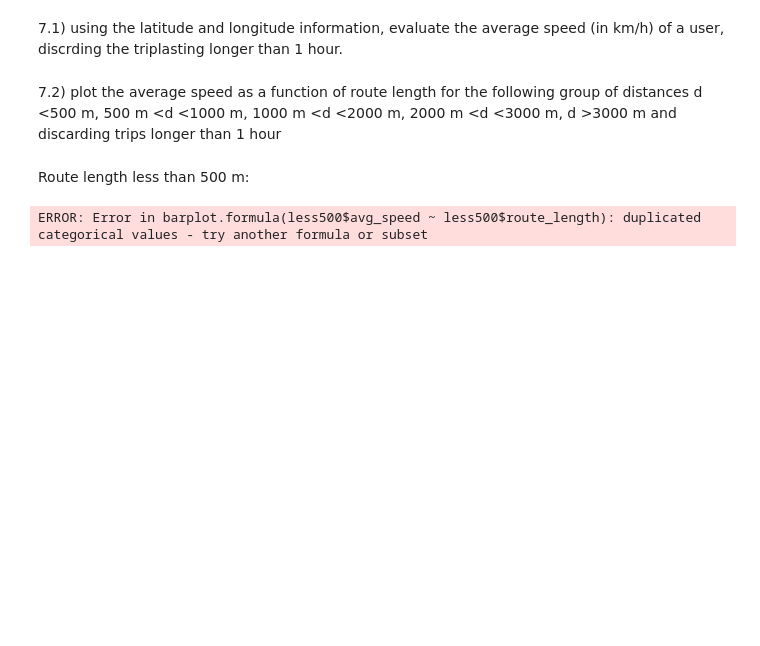
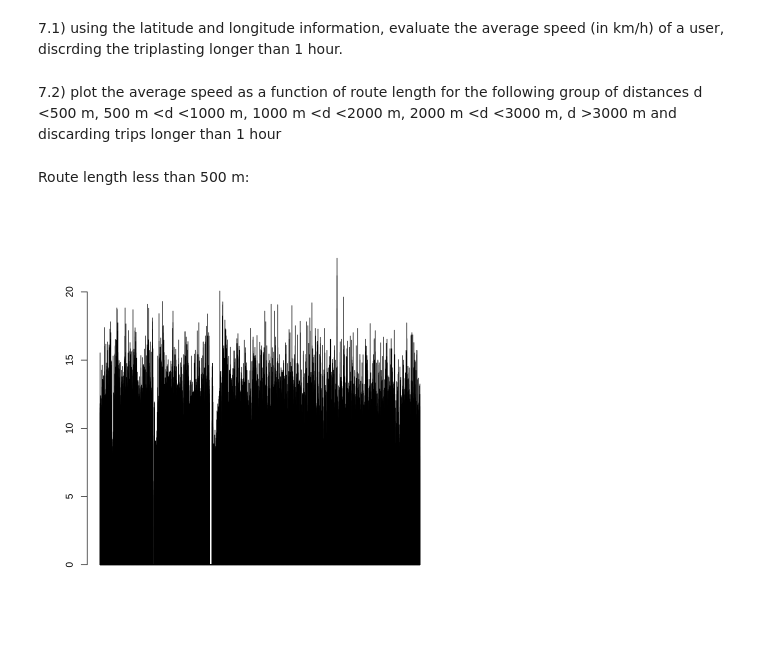
Before and after one commit to pietromalagoli/asp, a Jupyter notebook: code/lab01/Malagoli_Pietro_Lab01.ipynb, the cells around one changed output. Saved outputs shown, nothing was run; the diff lists cells and outputs as text; code cells hidden in the pictures; blank space fills up the shorter version.

```diff
--- a/code/lab01/Malagoli_Pietro_Lab01.ipynb
+++ b/code/lab01/Malagoli_Pietro_Lab01.ipynb
@@ -242,8 +242,8 @@ Route length less than 500 m:
 # %%
 
 less500 <- less1hour %>%
     filter(route_length<500)
 
-barplot(less500$avg_speed ~ less500$route_length)
+barplot(height = less500$avg_speed)
 # %% [output]
-ERROR: Error in barplot.formula(less500$avg_speed ~ less500$route_length): duplicated categorical values - try another formula or subset
+[figure, added]
```
